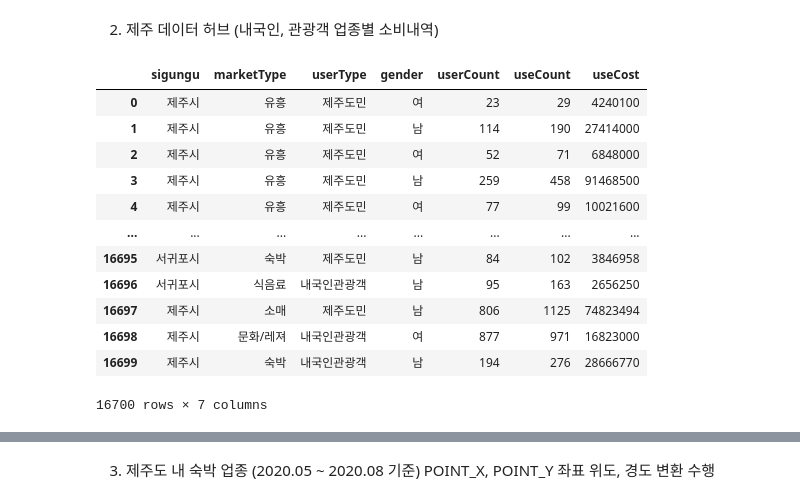
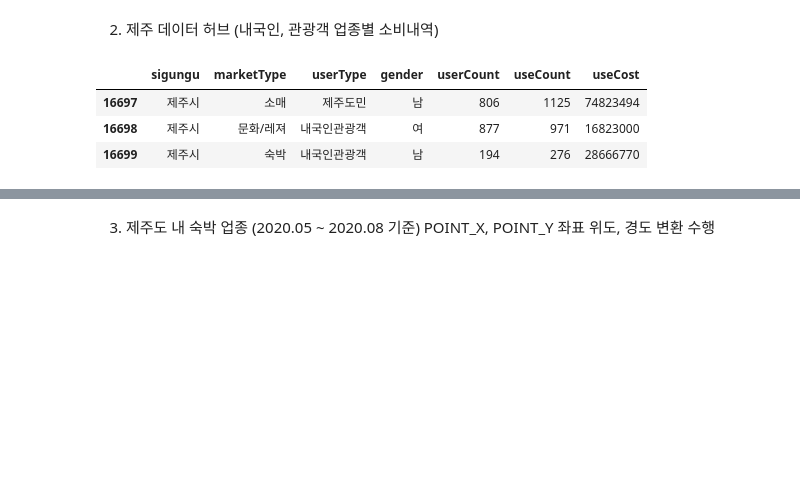
Before and after one commit to HyunjinKIM-Chloe/eda-repo-1, a Jupyter notebook: eda/jejuhotel_guest_consumption.ipynb, the cells around one changed output, grey strips where cells are left out. Cells and saved outputs as stored; diff of their text form; code cells hidden in the pictures; blank space fills up the shorter version.

```diff
--- a/eda/jejuhotel_guest_consumption.ipynb
+++ b/eda/jejuhotel_guest_consumption.ipynb
@@ -64,21 +62,12 @@ hotel_pivot.fillna(0)
 # %%
 consumption_data_url = '../datas/jeju_api_res_datas.csv'
 consumption_data = pd.read_csv(consumption_data_url, sep=',',
                               names=['sigungu', 'marketType', 'userType', 'gender', 'userCount', 'useCount', 'useCost'])
 
 consumption_data.rename(columns= consumption_data.iloc[0])
-consumption_data.reset_index(drop=True)
+consumption_data.reset_index(drop=True).tail(3)
 # %% [output]
 |  | sigungu | marketType | userType | gender | userCount | useCount | useCost |
-| 0 | 제주시 | 유흥 | 제주도민 | 여 | 23 | 29 | 4240100 |
-| 1 | 제주시 | 유흥 | 제주도민 | 남 | 114 | 190 | 27414000 |
-| 2 | 제주시 | 유흥 | 제주도민 | 여 | 52 | 71 | 6848000 |
-| 3 | 제주시 | 유흥 | 제주도민 | 남 | 259 | 458 | 91468500 |
-| 4 | 제주시 | 유흥 | 제주도민 | 여 | 77 | 99 | 10021600 |
-| ... | ... | ... | ... | ... | ... | ... | ... |
-| 16695 | 서귀포시 | 숙박 | 제주도민 | 남 | 84 | 102 | 3846958 |
-| 16696 | 서귀포시 | 식음료 | 내국인관광객 | 남 | 95 | 163 | 2656250 |
 | 16697 | 제주시 | 소매 | 제주도민 | 남 | 806 | 1125 | 74823494 |
 | 16698 | 제주시 | 문화/레져 | 내국인관광객 | 여 | 877 | 971 | 16823000 |
 | 16699 | 제주시 | 숙박 | 내국인관광객 | 남 | 194 | 276 | 28666770 |
-16700 rows × 7 columns
```
Also changed, not shown: parts of 27 cells of this notebook.
